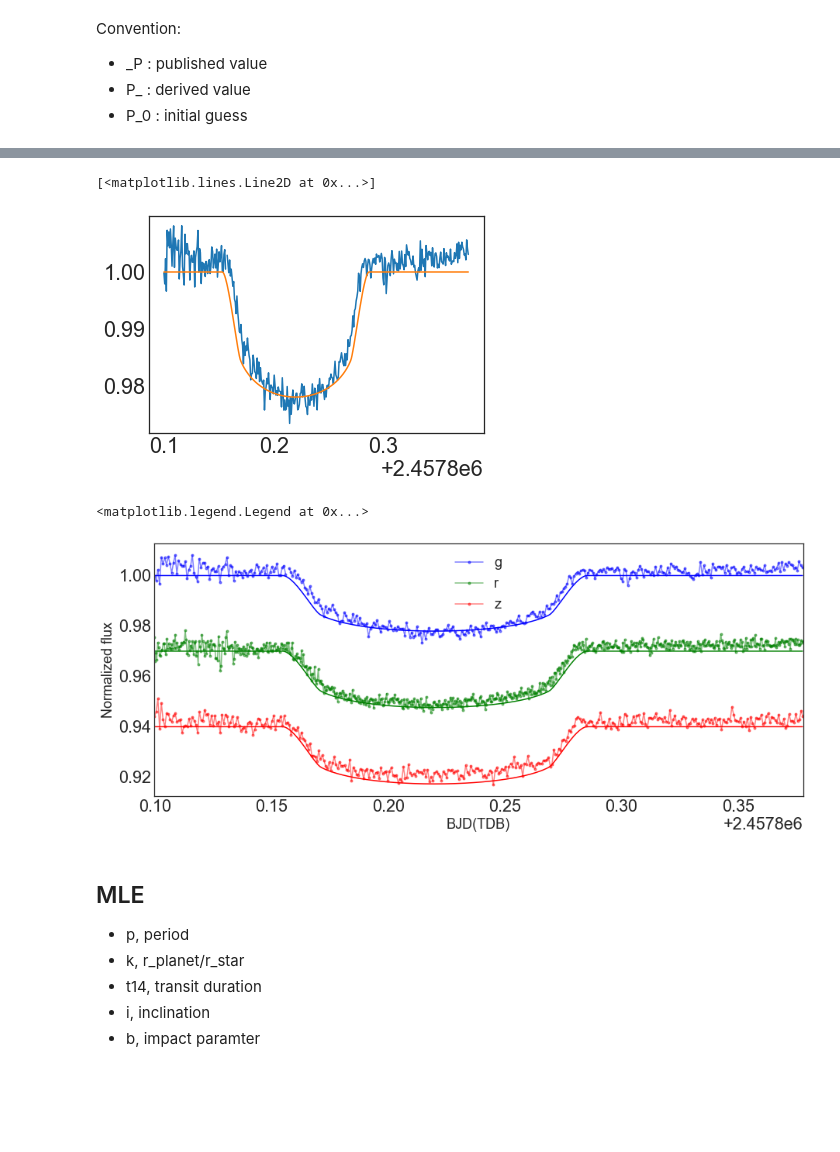
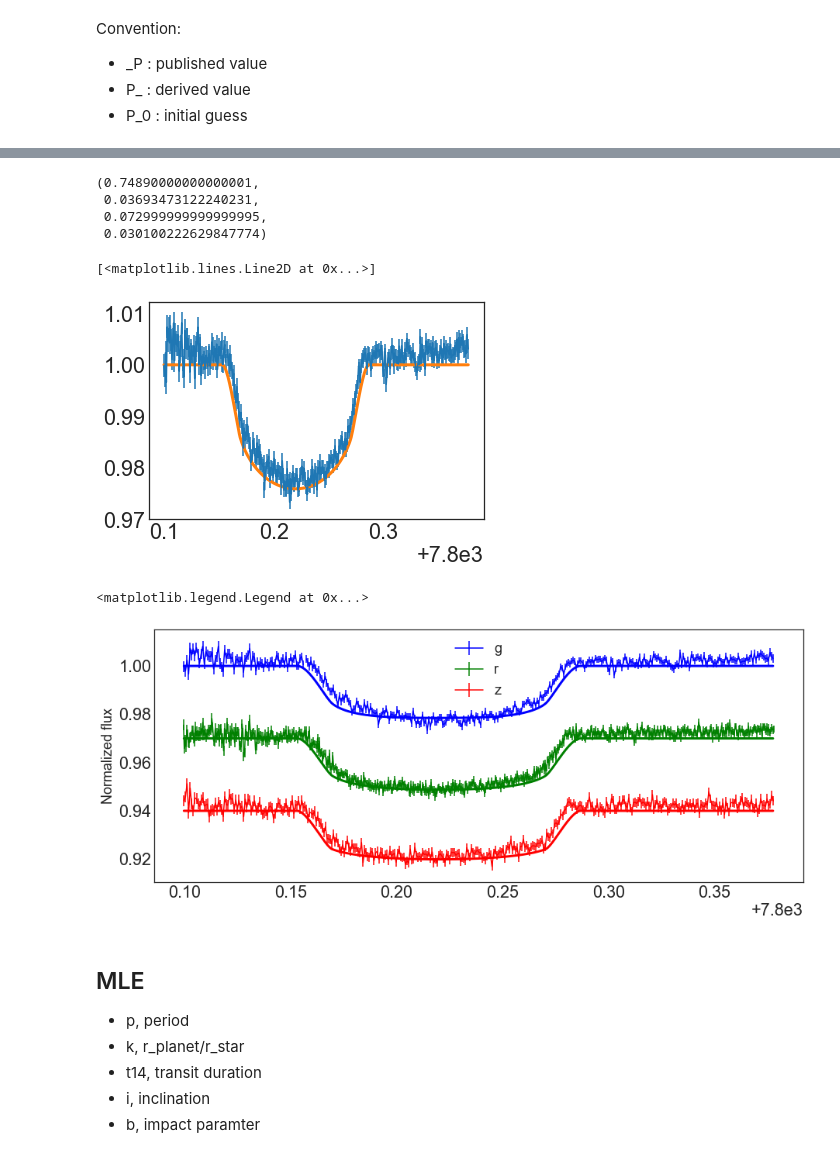
Before and after one commit to jpdeleon/ldep, a Jupyter notebook: HAT-P-44b/part2_analysis_hatp44.ipynb, the cells around one changed output, grey strips where cells are left out. Drawn from its saved outputs; the diff is of its cells as text; code cells hidden in the pictures; blank space fills up the shorter version.

```diff
--- a/HAT-P-44b/part2_analysis_hatp44.ipynb
+++ b/HAT-P-44b/part2_analysis_hatp44.ipynb
@@ -157,8 +189,3 @@ def model_q(theta, t, p):
     u1,u2 = q_to_u(q1, q2)
     model = MA.evaluate(t, k, (u1,u2), tc, p, a, inc)
     return model
-# %%
-tc_0  = 2.4578e6+0.22
-q1_0, q2_0 = 0.4, 0.4
-
-theta_true= [_k,tc_0,_a_s, _b, q1_0, q2_0]
@@ -165,3 +203,19 @@ theta_true= [_k,tc_0,_a_s, _b, q1_0, q2_0]
+# %%
+import limbdark as lb
+
+teff, uteff, logg, ulogg, feh, ufeh=5300,100, 4.460,0.06, 0.33,0.1
+u1,u1err, u2,u2err = lb.claret('g*', teff, uteff, logg, ulogg, feh, ufeh, n=int(1e4))
+u1,u1err, u2,u2err
+# %% [output]
+(0.74890000000000001,
+ 0.03693473122240231,
+ 0.072999999999999995,
+ 0.030100222629847774)
+# %%
+q1_, q2_       = u_to_q(u1, u2)
+q1err_, q2err_ = u_to_q(u1err, u2err)
+
+theta_true= [_k,tc_0,_a_s, _b, q1_, q2_]
 # %%
 b='g'
 f=data[b][fluxcol]
@@ -169,8 +223,8 @@ t=data[b].index
 
 m=model_q(theta_true, t, _P)
 
-pl.plot(data[b].index,f)
-pl.plot(t,m)
+pl.errorbar(data[b].index,f,yerr=data[b][errcol])
+pl.plot(t,m,lw=3)
 # %% [output]
 [<matplotlib.lines.Line2D at 0x...>]
-[figure, old version]
+[figure, new version]
@@ -177,21 +240,41 @@ pl.plot(t,m)
 # %%
+colors='b,g,r'.split(',')
+
+fig,ax = pl.subplots(1,1,figsize=(15,6))
+
 theta_vec = []
 
-colors='b,g,r'.split(',')
-fig,ax = pl.subplots(1,1,figsize=(15,6))
-for i,(b,c) in enumerate(zip(sorted(bands),colors)):
+i = 0
+for b,c in zip(bands,colors):
     df = data[b]
+
     offset = 0.03*i
-    df[fluxcol].apply(lambda x: x-offset).plot(label=b, marker='.', color=c, alpha=0.5, ax=ax)
+
+    #plot data
+    time = data[b].index
+    flux = data[b][fluxcol]
+    err  = data[b][errcol]
+
+    ax.errorbar(time,flux-offset,yerr=err,color=c,label=b)
+
+    #suppose k changes (gets slightly smaller from g to z band)
+    k_0    = _k-0.001*i
+    q1_,q2_ = ldp[i][0], ldp[i][2]
+
     #compute model
-    k_0    = _k+0.001*i
-    a_s_  = scaled_a(_P, _t14, k_0, i=_inc, impact_param=_b)
-    theta = [k_0,tc_0,a_s_, _b, q1_0, q2_0]
+    theta = [k_0,tc_0,_a_s, _b, q1_, q2_]
     m=model_q(theta, t, _P)
-    ax.plot(t,m-offset,color=c)
+
+
+    #plot model
+    ax.plot(t,m-offset,color=c,lw=3)
     ax.set_ylabel('Normalized flux')
     theta_vec.append(theta)
+
+    #increase counter
+    i = i+1
+
 pl.legend()
 # %% [output]
 <matplotlib.legend.Legend at 0x...>
-[figure, old version]
+[figure, new version]
```
Also changed, not shown: parts of 49 cells of this notebook, 22 other files.
